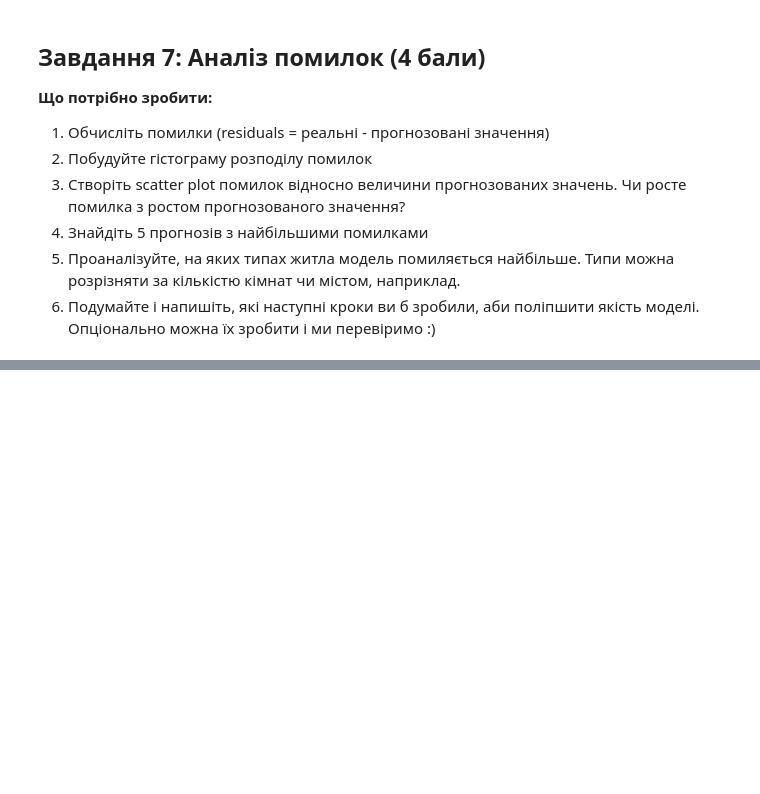
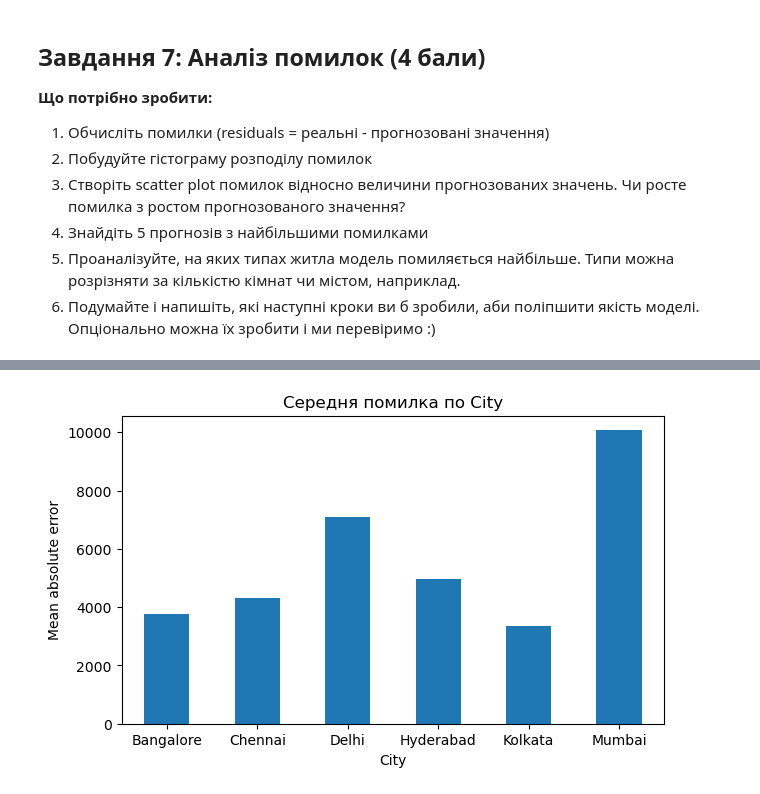
Before and after one commit to OlenaBabko/DataAnalytics_DataLovesAcademy, a Jupyter notebook: modul_16_Machine Learning Fundamentals for Data Analysts/hw/HW_16_1_Forecasting_housing_rent.ipynb, the cells around one changed output, grey strips where cells are left out. Drawn from its saved outputs; the diff is of its cells as text; code cells hidden in the pictures; blank space fills up the shorter version.

```diff
--- a/modul_16_Machine Learning Fundamentals for Data Analysts/hw/HW_16_1_Forecasting_housing_rent.ipynb
+++ b/modul_16_Machine Learning Fundamentals for Data Analysts/hw/HW_16_1_Forecasting_housing_rent.ipynb
@@ -751,0 +861,8 @@ fig.show()
+# %%
+errors_simple.groupby("City")["abs_error"].mean().plot(kind="bar", figsize=(7,4), title="Середня помилка по City")
+
+plt.ylabel("Mean absolute error")
+plt.xticks(rotation=0)
+plt.show()
+# %% [output]
+[figure, added]
```
Also changed, not shown: parts of 11 cells of this notebook.
